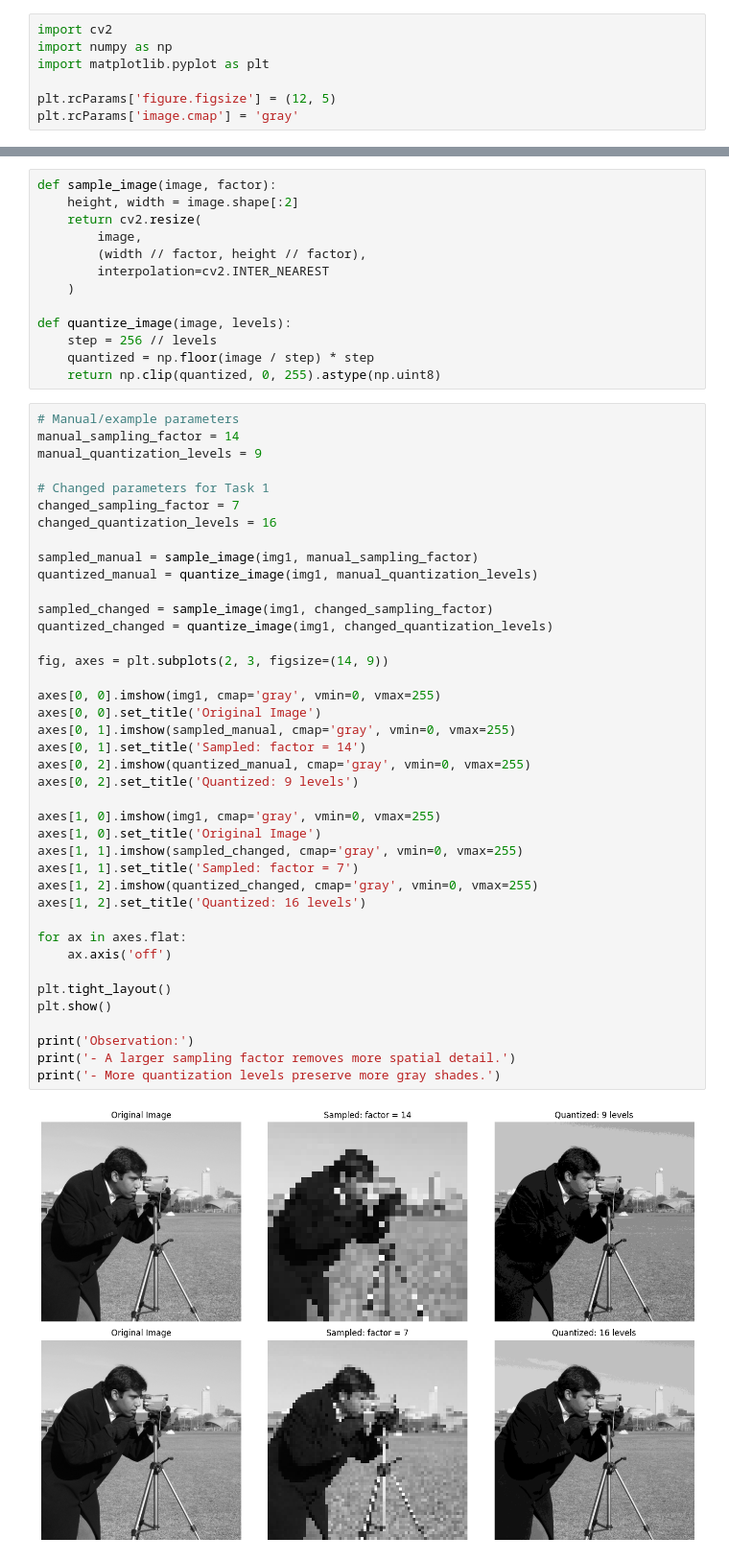
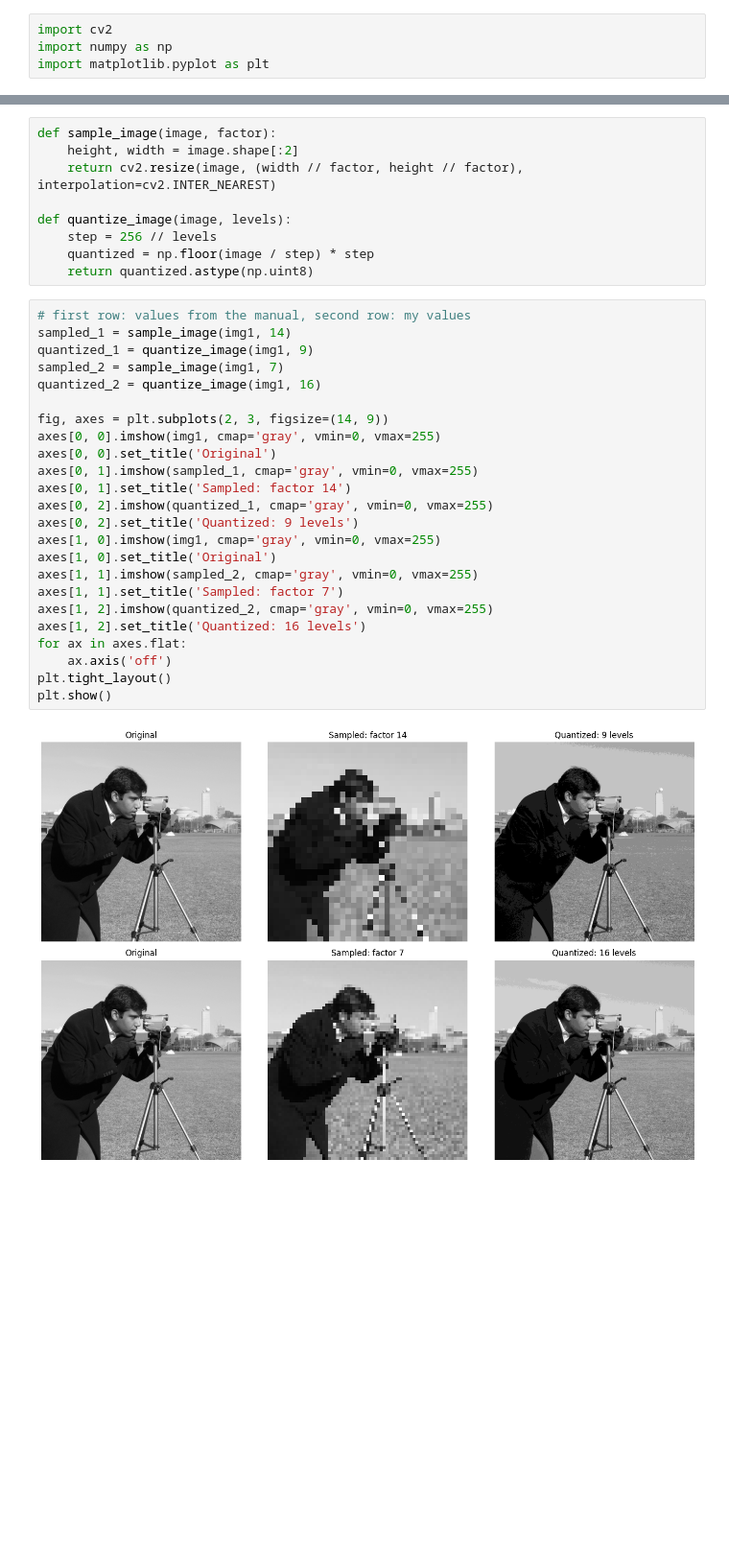
Before and after one commit to UIUO0/ARTI403-Image-Processing, a Jupyter notebook: lap2/ARTI403_Lab2_2240006495.ipynb, the cells around one changed output, grey strips where cells are left out. Shown at 96% size. Cells and saved outputs as stored; diff of their text form; blank space fills up the shorter version.

```diff
--- a/lap2/ARTI403_Lab2_2240006495.ipynb
+++ b/lap2/ARTI403_Lab2_2240006495.ipynb
@@ -13,6 +10,3 @@ This notebook covers the procedural examples and all required Lab 2 tasks.
 import cv2
 import numpy as np
 import matplotlib.pyplot as plt
-
-plt.rcParams['figure.figsize'] = (12, 5)
-plt.rcParams['image.cmap'] = 'gray'
@@ -58,55 +35,35 @@ Task 1 asks to change the parameters and observe their effects, so the changed v
 # %%
 def sample_image(image, factor):
     height, width = image.shape[:2]
-    return cv2.resize(
-        image,
-        (width // factor, height // factor),
-        interpolation=cv2.INTER_NEAREST
-    )
+    return cv2.resize(image, (width // factor, height // factor), interpolation=cv2.INTER_NEAREST)
 
 def quantize_image(image, levels):
     step = 256 // levels
     quantized = np.floor(image / step) * step
-    return np.clip(quantized, 0, 255).astype(np.uint8)
+    return quantized.astype(np.uint8)
 # %%
-# Manual/example parameters
-manual_sampling_factor = 14
-manual_quantization_levels = 9
-
-# Changed parameters for Task 1
-changed_sampling_factor = 7
-changed_quantization_levels = 16
-
-sampled_manual = sample_image(img1, manual_sampling_factor)
-quantized_manual = quantize_image(img1, manual_quantization_levels)
-
-sampled_changed = sample_image(img1, changed_sampling_factor)
-quantized_changed = quantize_image(img1, changed_quantization_levels)
+# first row: values from the manual, second row: my values
+sampled_1 = sample_image(img1, 14)
+quantized_1 = quantize_image(img1, 9)
+sampled_2 = sample_image(img1, 7)
+quantized_2 = quantize_image(img1, 16)
 
 fig, axes = plt.subplots(2, 3, figsize=(14, 9))
-
 axes[0, 0].imshow(img1, cmap='gray', vmin=0, vmax=255)
-axes[0, 0].set_title('Original Image')
-axes[0, 1].imshow(sampled_manual, cmap='gray', vmin=0, vmax=255)
-axes[0, 1].set_title('Sampled: factor = 14')
-axes[0, 2].imshow(quantized_manual, cmap='gray', vmin=0, vmax=255)
+axes[0, 0].set_title('Original')
+axes[0, 1].imshow(sampled_1, cmap='gray', vmin=0, vmax=255)
+axes[0, 1].set_title('Sampled: factor 14')
+axes[0, 2].imshow(quantized_1, cmap='gray', vmin=0, vmax=255)
 axes[0, 2].set_title('Quantized: 9 levels')
-
 axes[1, 0].imshow(img1, cmap='gray', vmin=0, vmax=255)
-axes[1, 0].set_title('Original Image')
-axes[1, 1].imshow(sampled_changed, cmap='gray', vmin=0, vmax=255)
-axes[1, 1].set_title('Sampled: factor = 7')
-axes[1, 2].imshow(quantized_changed, cmap='gray', vmin=0, vmax=255)
+axes[1, 0].set_title('Original')
+axes[1, 1].imshow(sampled_2, cmap='gray', vmin=0, vmax=255)
+axes[1, 1].set_title('Sampled: factor 7')
+axes[1, 2].imshow(quantized_2, cmap='gray', vmin=0, vmax=255)
 axes[1, 2].set_title('Quantized: 16 levels')
-
 for ax in axes.flat:
     ax.axis('off')
-
 plt.tight_layout()
 plt.show()
-
-print('Observation:')
-print('- A larger sampling factor removes more spatial detail.')
-print('- More quantization levels preserve more gray shades.')
 # %% [output]
-[figure, old version]
+[figure, new version]
```
Also changed, not shown: parts of 18 cells of this notebook, 21 other files.
